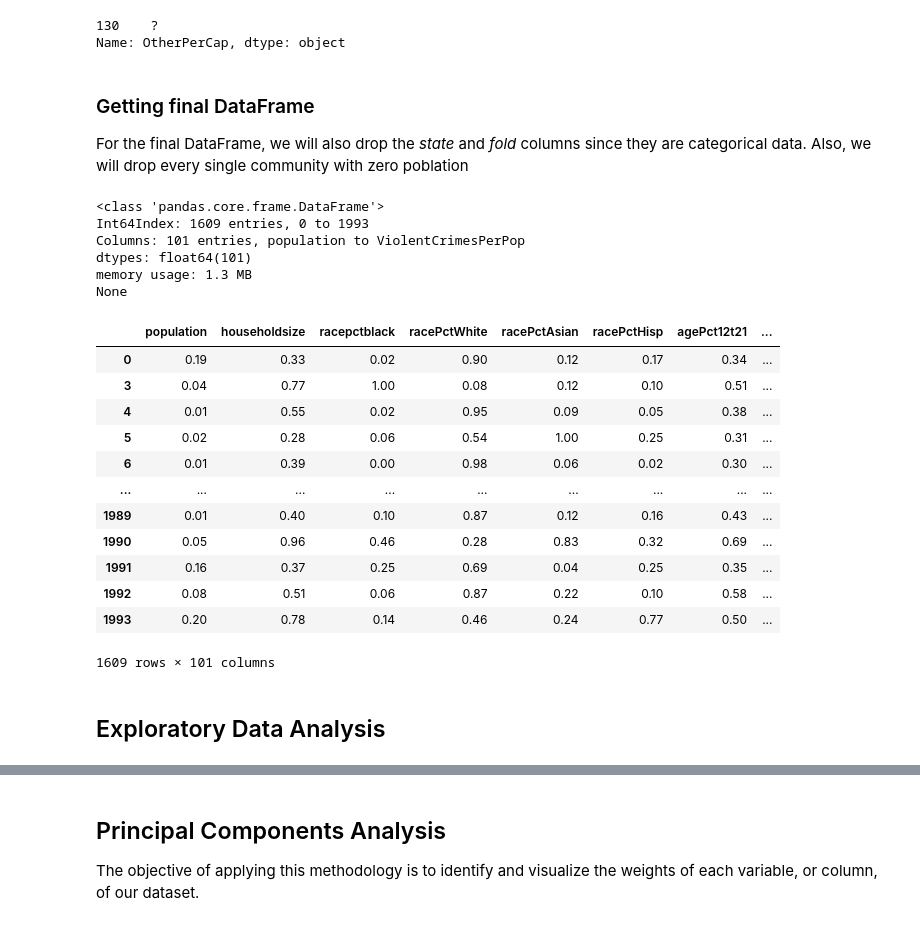
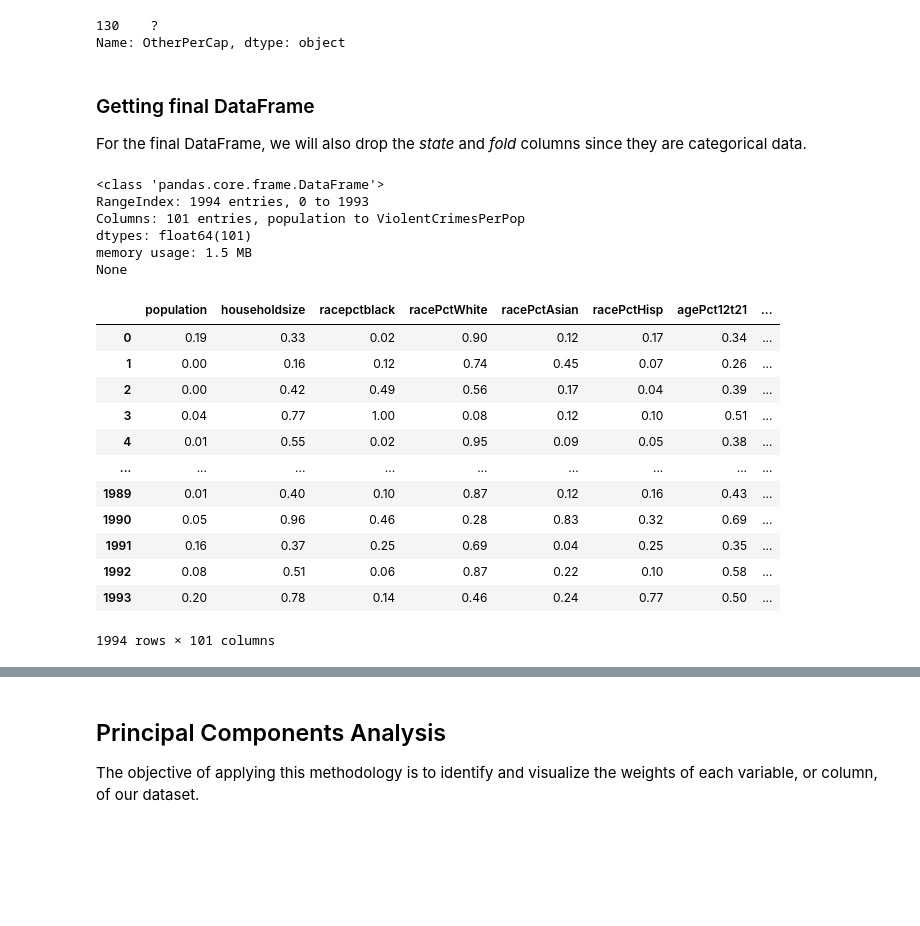
Before and after one commit to FedeSS99/Proyecto-Crystal-TEC, a Jupyter notebook: FinalProject.ipynb, the cells around one changed output, grey strips where cells are left out. Saved outputs shown, nothing was run; the diff lists cells and outputs as text; code cells hidden in the pictures; blank space fills up the shorter version.

```diff
--- a/FinalProject.ipynb
+++ b/FinalProject.ipynb
@@ -152,34 +153,32 @@ NewData.loc[Rows_NonNum_OtherPerCap, "OtherPerCap"] = GetMean_PrevOtherPerPop(Ne
 NewData = NewData.astype({"OtherPerCap":"float64"})
 # %% [markdown]
 ### Getting final DataFrame
-For the final DataFrame, we will also drop the _state_ and _fold_ columns since they are categorical data. Also, we will drop every single community with zero poblation
+For the final DataFrame, we will also drop the _state_ and _fold_ columns since they are categorical data.
 # %%
 NewData.drop(["state", "fold"], axis=1, inplace=True)
 
-ZeroPop_Indexes = list(NewData.index[NewData.population == 0.0])
-NewData.drop(ZeroPop_Indexes, axis=0, inplace=True)
+#ZeroPop_Indexes = list(NewData.index[NewData.population == 0.0])
+#NewData.drop(ZeroPop_Indexes, axis=0, inplace=True)
 
 print(NewData.info())
 NewData
 # %% [output]
 <class 'pandas.core.frame.DataFrame'>
-Int64Index: 1609 entries, 0 to 1993
+RangeIndex: 1994 entries, 0 to 1993
 Columns: 101 entries, population to ViolentCrimesPerPop
 dtypes: float64(101)
-memory usage: 1.3 MB
+memory usage: 1.5 MB
 None
 |  | population | householdsize | racepctblack | racePctWhite | racePctAsian | racePctHisp | agePct12t21 | ... |
 | 0 | 0.19 | 0.33 | 0.02 | 0.90 | 0.12 | 0.17 | 0.34 | ... |
+| 1 | 0.00 | 0.16 | 0.12 | 0.74 | 0.45 | 0.07 | 0.26 | ... |
+| 2 | 0.00 | 0.42 | 0.49 | 0.56 | 0.17 | 0.04 | 0.39 | ... |
 | 3 | 0.04 | 0.77 | 1.00 | 0.08 | 0.12 | 0.10 | 0.51 | ... |
 | 4 | 0.01 | 0.55 | 0.02 | 0.95 | 0.09 | 0.05 | 0.38 | ... |
-| 5 | 0.02 | 0.28 | 0.06 | 0.54 | 1.00 | 0.25 | 0.31 | ... |
-| 6 | 0.01 | 0.39 | 0.00 | 0.98 | 0.06 | 0.02 | 0.30 | ... |
 | ... | ... | ... | ... | ... | ... | ... | ... | ... |
 | 1989 | 0.01 | 0.40 | 0.10 | 0.87 | 0.12 | 0.16 | 0.43 | ... |
 | 1990 | 0.05 | 0.96 | 0.46 | 0.28 | 0.83 | 0.32 | 0.69 | ... |
 | 1991 | 0.16 | 0.37 | 0.25 | 0.69 | 0.04 | 0.25 | 0.35 | ... |
 | 1992 | 0.08 | 0.51 | 0.06 | 0.87 | 0.22 | 0.10 | 0.58 | ... |
 | 1993 | 0.20 | 0.78 | 0.14 | 0.46 | 0.24 | 0.77 | 0.50 | ... |
-1609 rows × 101 columns
+1994 rows × 101 columns
-# %% [markdown]
-## Exploratory Data Analysis
```
Also changed, not shown: parts of 10 cells of this notebook, 1 other file.
